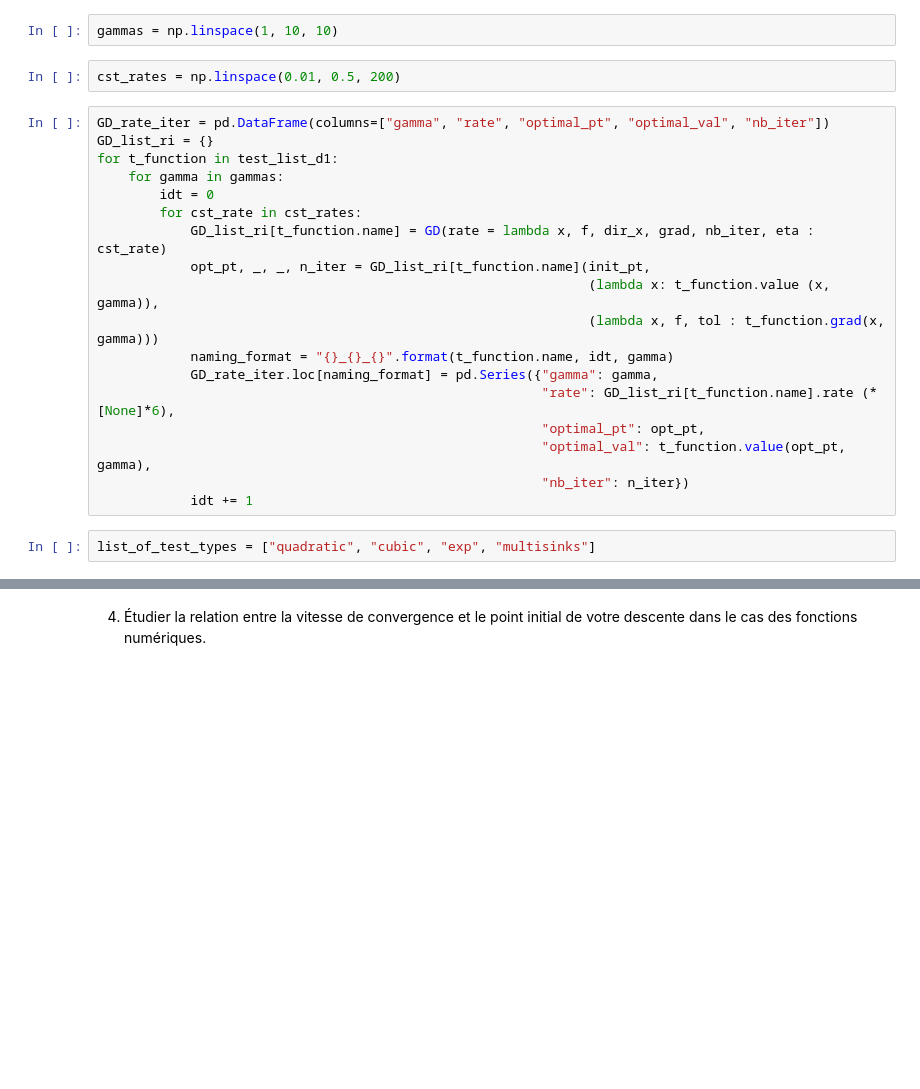
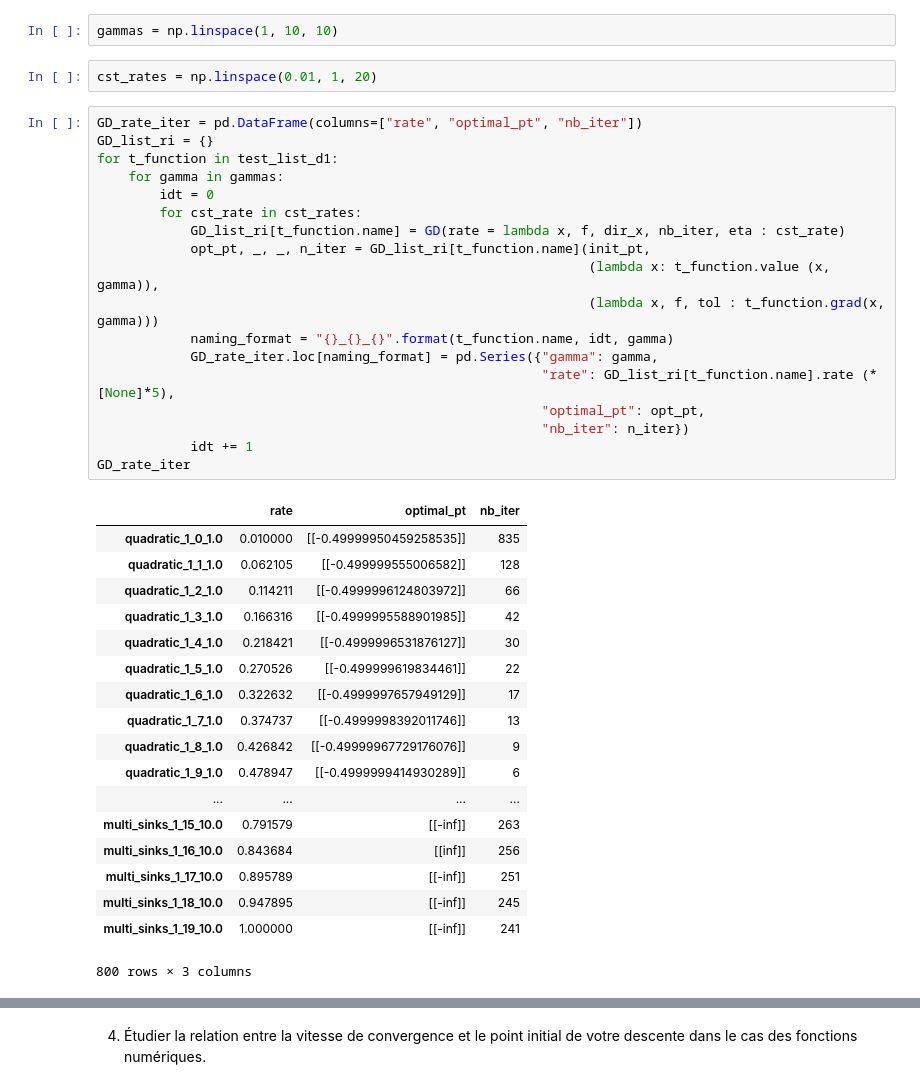
Before and after one commit to bashardudin/Epita-SCIA-OCVX, a Jupyter notebook: Notebooks/TP -- GradientDescent.ipynb, the cells around one changed output, grey strips where cells are left out. Saved outputs shown, nothing was run; the diff lists cells and outputs as text; blank space fills up the shorter version.

```diff
--- a/Notebooks/TP -- GradientDescent.ipynb
+++ b/Notebooks/TP -- GradientDescent.ipynb
@@ -502,24 +476,41 @@ init_pt = np.array([10])
 # %%
 gammas = np.linspace(1, 10, 10)
 # %%
-cst_rates = np.linspace(0.01, 0.5, 200)
+cst_rates = np.linspace(0.01, 1, 20)
 # %%
-GD_rate_iter = pd.DataFrame(columns=["gamma", "rate", "optimal_pt", "optimal_val", "nb_iter"])
+GD_rate_iter = pd.DataFrame(columns=["rate", "optimal_pt", "nb_iter"])
 GD_list_ri = {}
 for t_function in test_list_d1:
     for gamma in gammas:
         idt = 0
         for cst_rate in cst_rates:
-            GD_list_ri[t_function.name] = GD(rate = lambda x, f, dir_x, grad, nb_iter, eta : cst_rate)
+            GD_list_ri[t_function.name] = GD(rate = lambda x, f, dir_x, nb_iter, eta : cst_rate)
             opt_pt, _, _, n_iter = GD_list_ri[t_function.name](init_pt,
                                                                (lambda x: t_function.value (x, gamma)),
                                                                (lambda x, f, tol : t_function.grad(x, gamma)))
             naming_format = "{}_{}_{}".format(t_function.name, idt, gamma)
             GD_rate_iter.loc[naming_format] = pd.Series({"gamma": gamma,
-                                                         "rate": GD_list_ri[t_function.name].rate (*[None]*6),
+                                                         "rate": GD_list_ri[t_function.name].rate (*[None]*5),
                                                          "optimal_pt": opt_pt,
-                                                         "optimal_val": t_function.value(opt_pt, gamma),
                                                          "nb_iter": n_iter})
             idt += 1
+GD_rate_iter
+# %% [output]
+|  | rate | optimal_pt | nb_iter |
+| quadratic_1_0_1.0 | 0.010000 | [[-0.49999950459258535]] | 835 |
+| quadratic_1_1_1.0 | 0.062105 | [[-0.499999555006582]] | 128 |
+| quadratic_1_2_1.0 | 0.114211 | [[-0.4999996124803972]] | 66 |
+| quadratic_1_3_1.0 | 0.166316 | [[-0.4999995588901985]] | 42 |
+| quadratic_1_4_1.0 | 0.218421 | [[-0.4999996531876127]] | 30 |
+| quadratic_1_5_1.0 | 0.270526 | [[-0.499999619834461]] | 22 |
+| quadratic_1_6_1.0 | 0.322632 | [[-0.4999997657949129]] | 17 |
+| quadratic_1_7_1.0 | 0.374737 | [[-0.4999998392011746]] | 13 |
+| quadratic_1_8_1.0 | 0.426842 | [[-0.49999967729176076]] | 9 |
+| quadratic_1_9_1.0 | 0.478947 | [[-0.4999999414930289]] | 6 |
+| ... | ... | ... | ... |
+| multi_sinks_1_15_10.0 | 0.791579 | [[-inf]] | 263 |
+| multi_sinks_1_16_10.0 | 0.843684 | [[inf]] | 256 |
+| multi_sinks_1_17_10.0 | 0.895789 | [[-inf]] | 251 |
+| multi_sinks_1_18_10.0 | 0.947895 | [[-inf]] | 245 |
+| multi_sinks_1_19_10.0 | 1.000000 | [[-inf]] | 241 |
+800 rows × 3 columns
-# %%
-list_of_test_types = ["quadratic", "cubic", "exp", "multisinks"]
```
Also changed, not shown: parts of 28 cells of this notebook, 4 other files.
